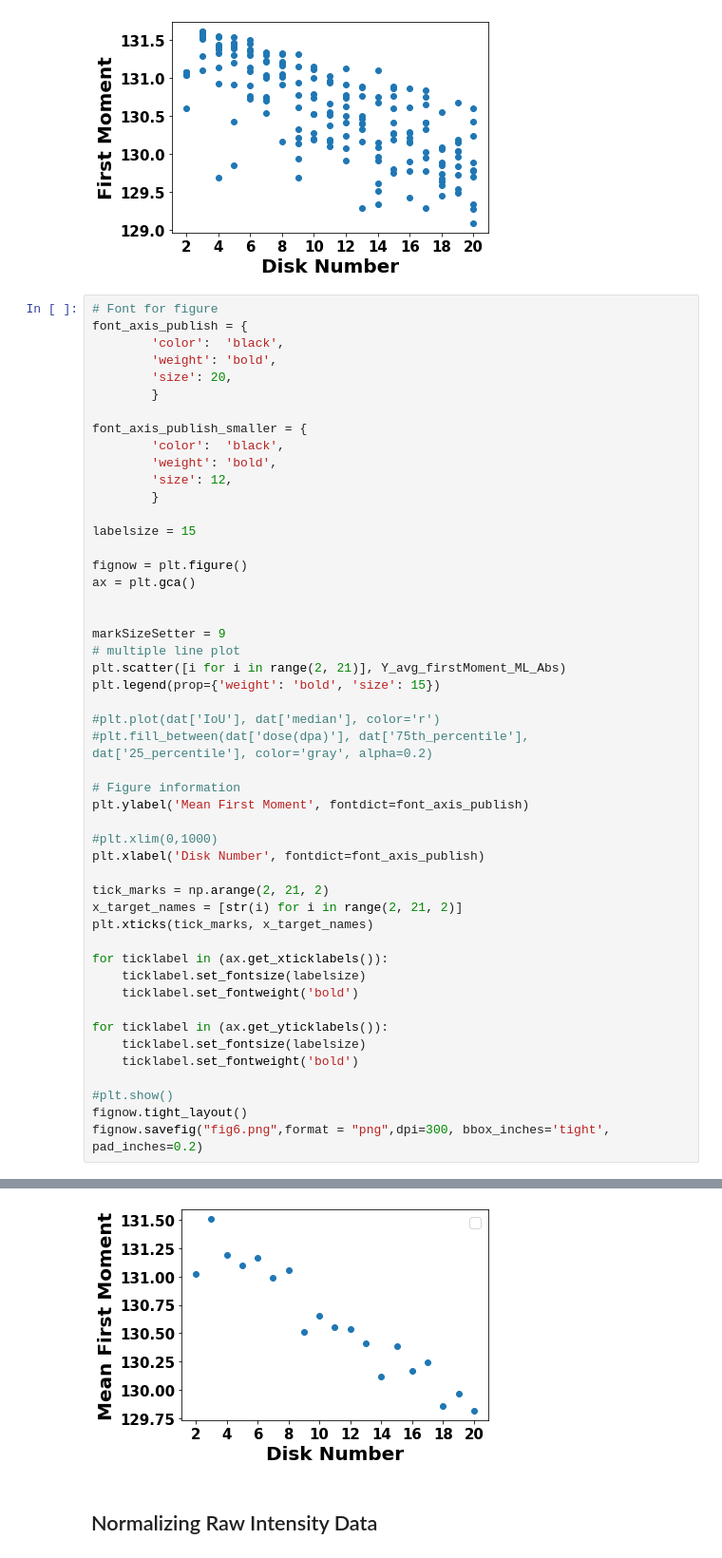
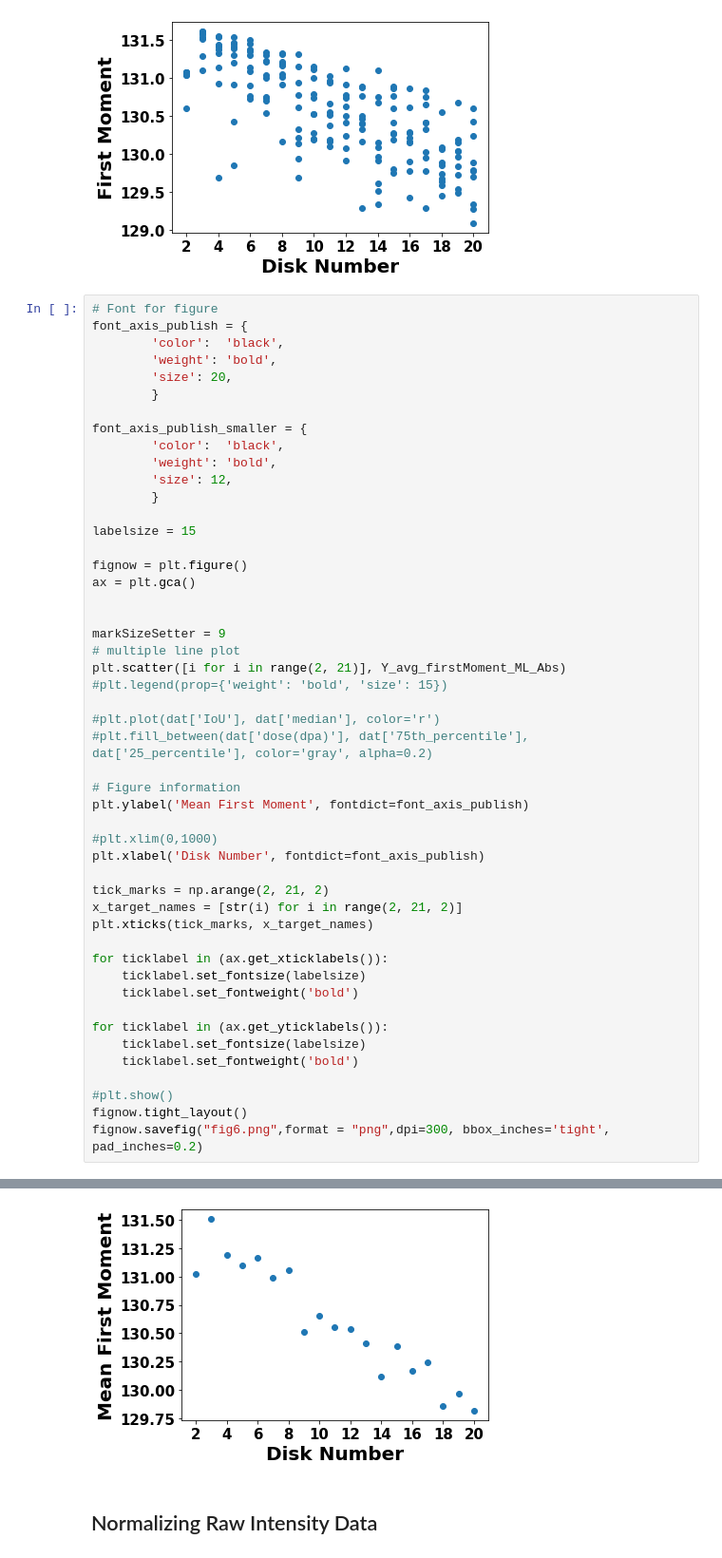
Before and after one commit to uw-cmg/ML4XraySpecklePattern, a Jupyter notebook: PostAnalysis/AvgDiskSize_ScatteringPattern/AvgDiskIntensitySactteringPatterAnalysis.ipynb, the cells around one changed output, grey strips where cells are left out. Shown at 95% size. Drawn from its saved outputs; the diff is of its cells as text.

```diff
--- a/PostAnalysis/AvgDiskSize_ScatteringPattern/AvgDiskIntensitySactteringPatterAnalysis.ipynb
+++ b/PostAnalysis/AvgDiskSize_ScatteringPattern/AvgDiskIntensitySactteringPatterAnalysis.ipynb
@@ -409,7 +409,7 @@ ax = plt.gca()
 markSizeSetter = 9
 # multiple line plot
 plt.scatter([i for i in range(2, 21)], Y_avg_firstMoment_ML_Abs)
-plt.legend(prop={'weight': 'bold', 'size': 15})
+#plt.legend(prop={'weight': 'bold', 'size': 15})
 
 #plt.plot(dat['IoU'], dat['median'], color='r')
 #plt.fill_between(dat['dose(dpa)'], dat['75th_percentile'], dat['25_percentile'], color='gray', alpha=0.2)
@@ -440,4 +439,4 @@ No handles with labels found to put in legend.
-[figure, old version]
+[figure, new version]
 # %% [markdown]
 ## Normalizing Raw Intensity Data
 # %%
```
Also changed, not shown: parts of 2 cells of this notebook, 1 other file.
